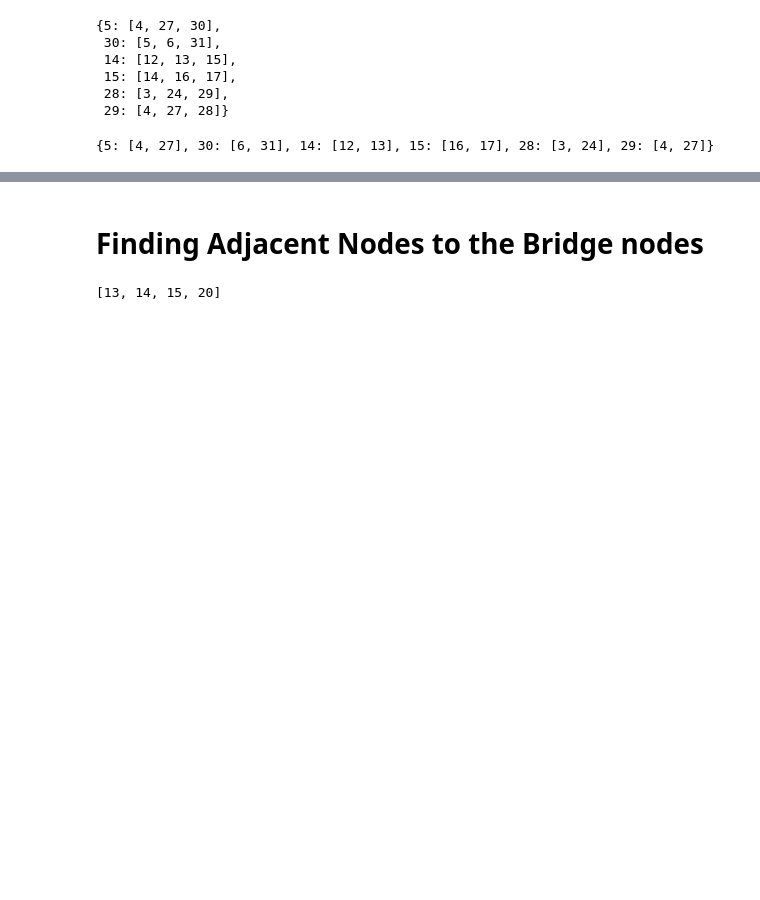
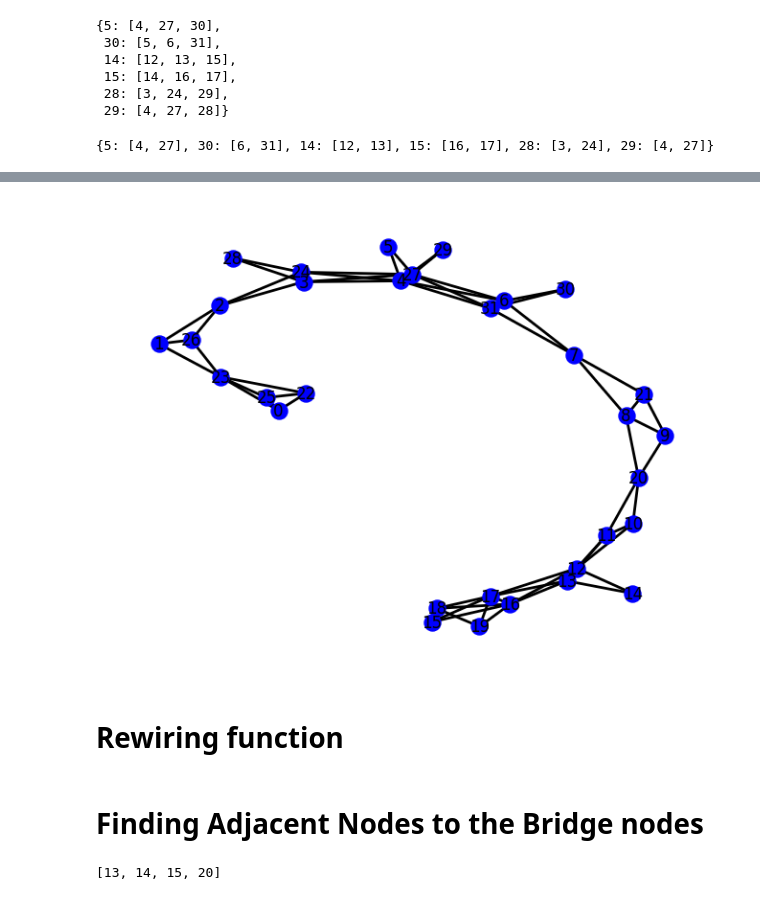
Before and after one commit to AmazingK2k3/Over_Squashing_GNNs, a Jupyter notebook: Bridges_Rewiring.ipynb, the cells around one changed output, grey strips where cells are left out. Saved outputs shown, nothing was run; the diff lists cells and outputs as text; code cells hidden in the pictures; blank space fills up the shorter version.

Commit message:
Rewire function

```diff
--- a/Bridges_Rewiring.ipynb
+++ b/Bridges_Rewiring.ipynb
@@ -155,0 +176,2 @@ for u, v in subgraph_bridges:
+# %%
+pyg_graph = from_networkx(Gx)
@@ -155,0 +195,8 @@ for u, v in subgraph_bridges:
+# %%
+Gx = to_networkx(pyg_graph,to_undirected = True)
+nx.draw(Gx, pos, node_color = 'blue', edge_color = 'black',
+          node_size = 150, width = 2, with_labels = True)
+# %% [output]
+[figure, added]
+# %% [markdown]
+# Rewiring function
```
Also changed, not shown: parts of 7 cells of this notebook.
